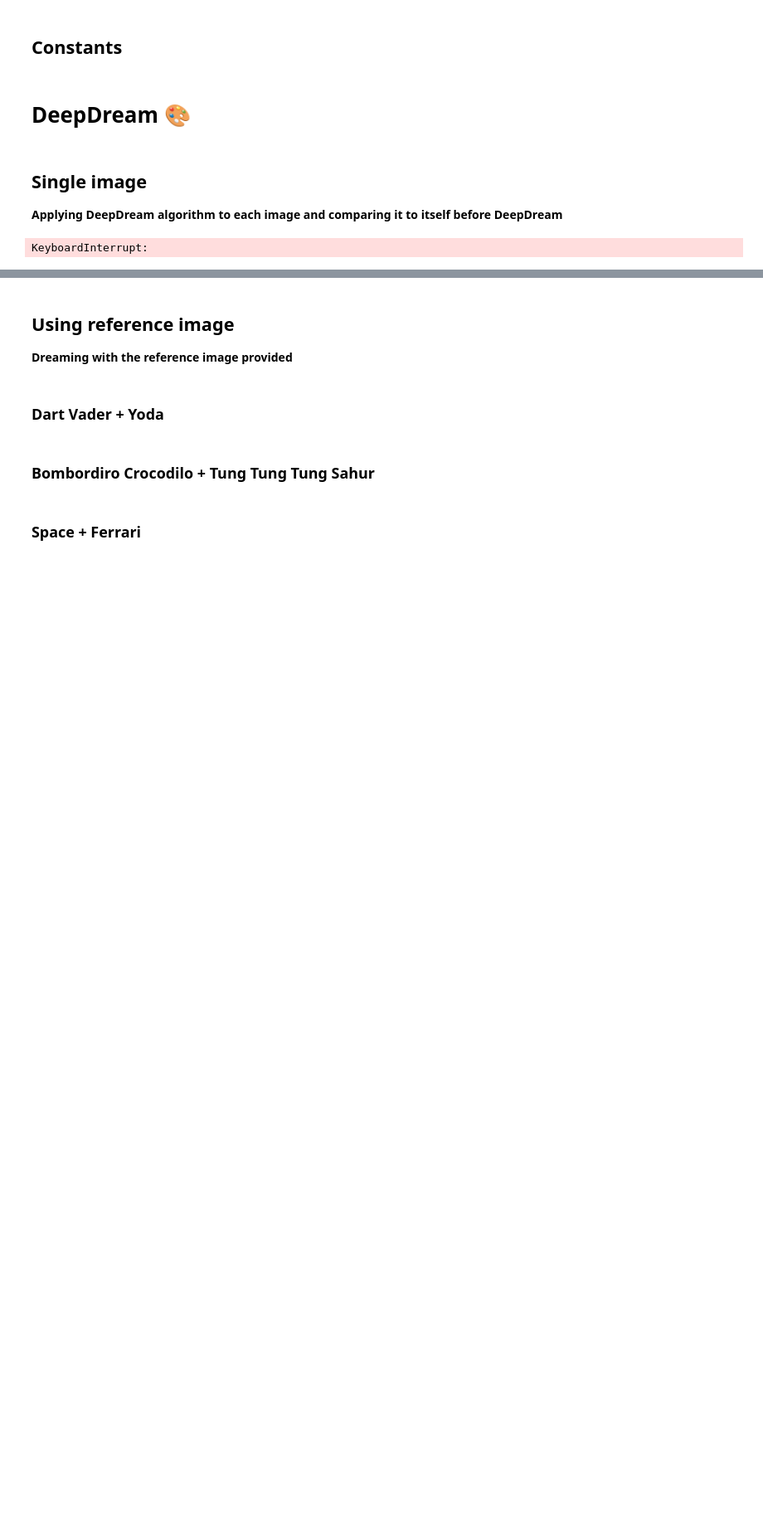
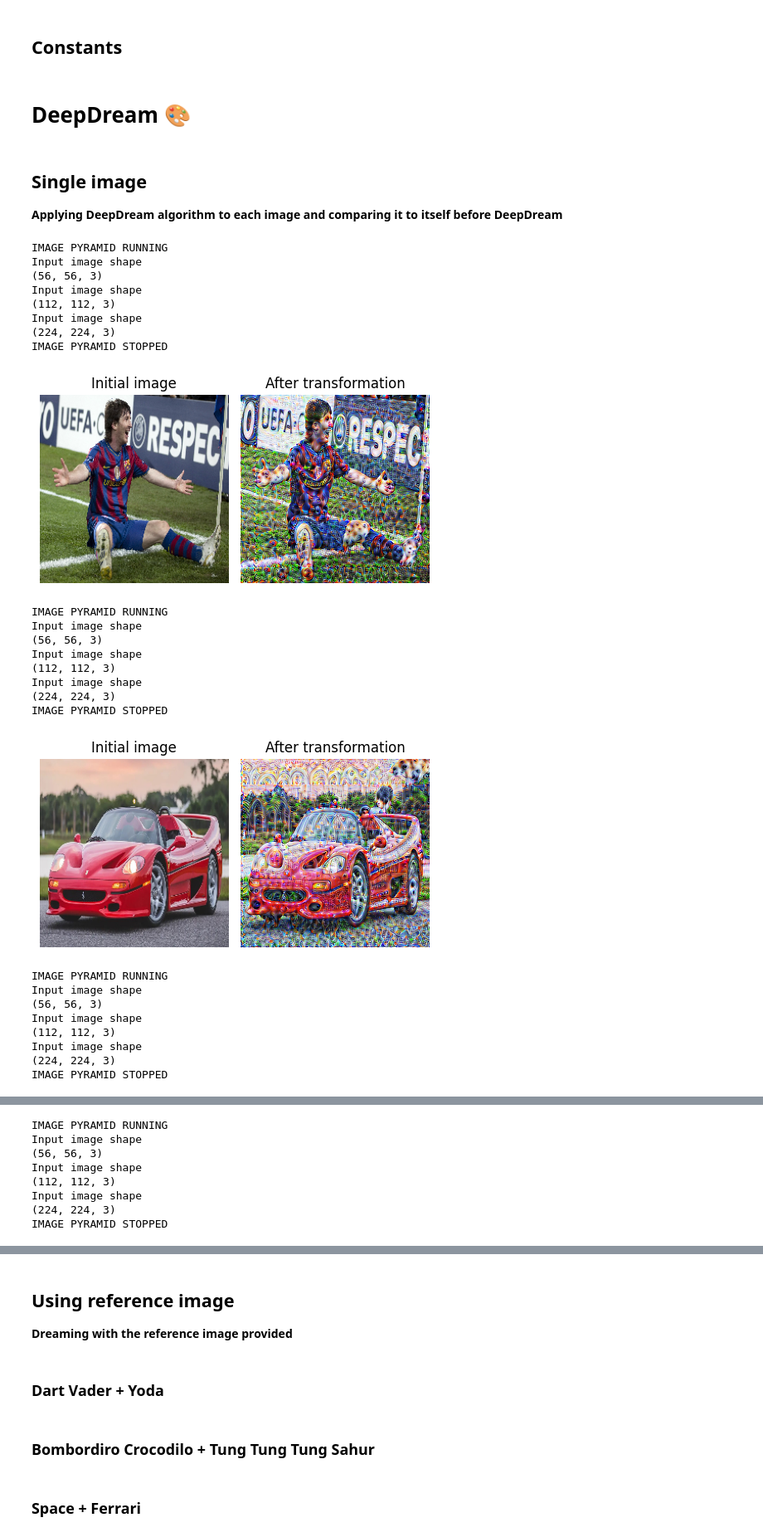
Before and after one commit to Lassa30/deepdreaming, a Jupyter notebook: deepdream-starter.ipynb, the cells around one changed output, grey strips where cells are left out. Shown at 83% size. Cells and saved outputs as stored; diff of their text form; code cells hidden in the pictures; blank space fills up the shorter version.

```diff
--- a/deepdream-starter.ipynb
+++ b/deepdream-starter.ipynb
@@ -86,24 +91,49 @@ print(MODEL)
 # %%
 # deepdream = dd.DeepDream(MODEL, ["layer2[3].relu", "layer3[5].conv1"])
 deepdream = dd.DeepDream(MODEL, ["features[20]", "features[25]"])
 sample_images = [os.path.join(INPUT_IMAGES_DIR, file_name) for file_name in os.listdir(INPUT_IMAGES_DIR)]
 
 for sample_image in sample_images:
     # read 'n' dream
-    image : np.ndarray = img.io.read_image(sample_image)
-    out = deepdream.dream(image, image_pyramid_ratio=10/14, image_pyramid_layers=4, shift_size=32, num_iterations=10, learning_rate=0.09)
+    image : np.ndarray = img.io.read_image(sample_image, TARGET_SHAPE)
+    out = deepdream.dream(image, image_pyramid_ratio=0.5, image_pyramid_layers=3, shift_size=32, num_iterations=30, learning_rate=0.09)
 
     #compare 'n' show
     display.display_two_img(image, out, figsize=(5, 5))
     plt.show()
 
     # transform for OpenCV
     out = img.proc.to_cv(out)
     # save
     file = f"{sample_image.split('/')[-1]}"
     fullpath = os.path.join(OUTPUT_IMAGES_DIR, file)
     success = cv.imwrite(fullpath, out)
 
     assert success, f"Image {fullpath} is not saved successfully..."
 # %% [output]
-KeyboardInterrupt:
+IMAGE PYRAMID RUNNING
+Input image shape
+(56, 56, 3)
+Input image shape
+(112, 112, 3)
+Input image shape
+(224, 224, 3)
+IMAGE PYRAMID STOPPED
+[figure, added]
+IMAGE PYRAMID RUNNING
+Input image shape
+(56, 56, 3)
+Input image shape
+(112, 112, 3)
+Input image shape
+(224, 224, 3)
+IMAGE PYRAMID STOPPED
+[figure, added]
+IMAGE PYRAMID RUNNING
+Input image shape
+(56, 56, 3)
+Input image shape
+(112, 112, 3)
+Input image shape
+(224, 224, 3)
+IMAGE PYRAMID STOPPED
@@ -109,0 +141,8 @@ KeyboardInterrupt:
+IMAGE PYRAMID RUNNING
+Input image shape
+(56, 56, 3)
+Input image shape
+(112, 112, 3)
+Input image shape
+(224, 224, 3)
+IMAGE PYRAMID STOPPED
```
Also changed, not shown: parts of 4 cells of this notebook, 1 other file.
